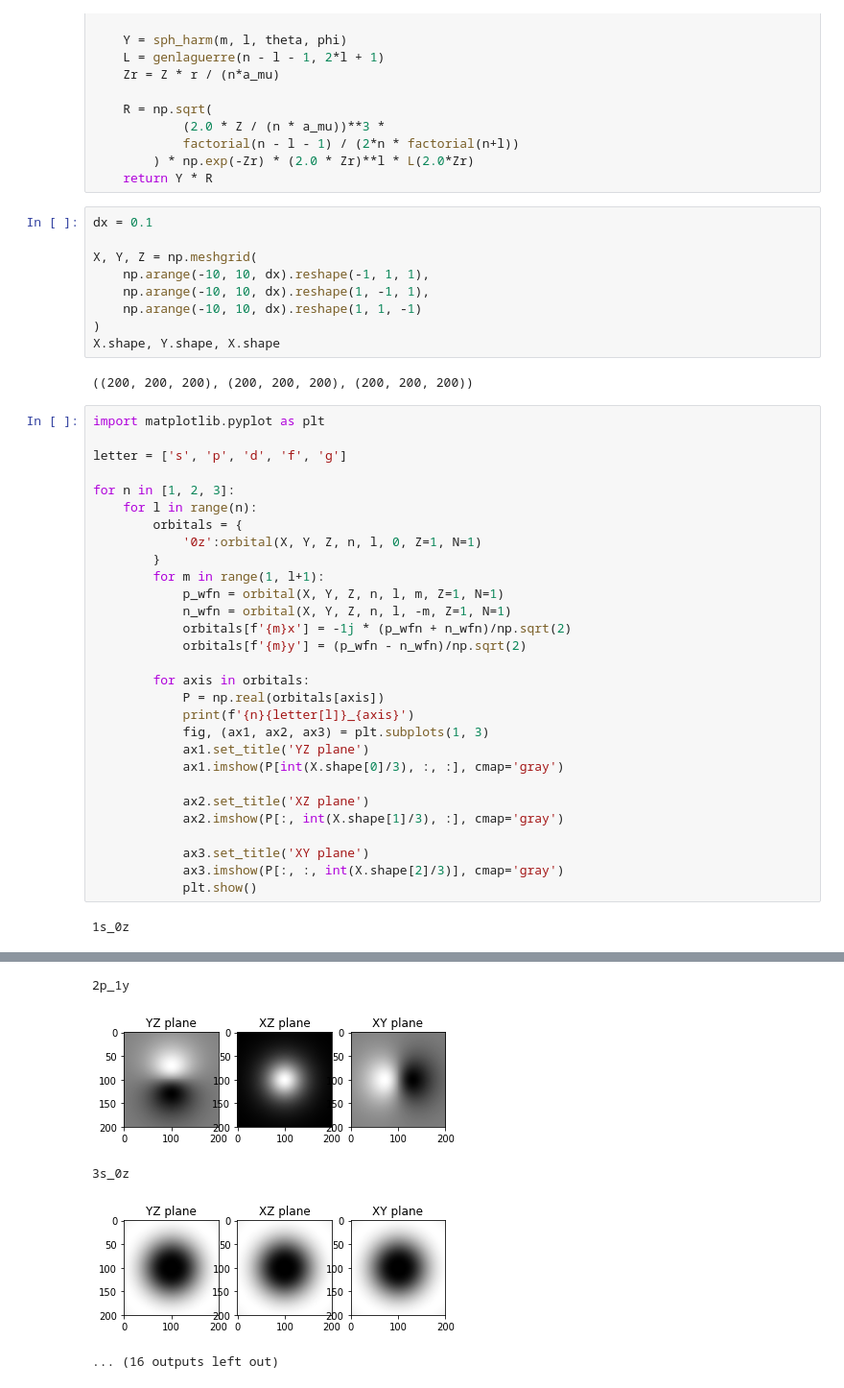
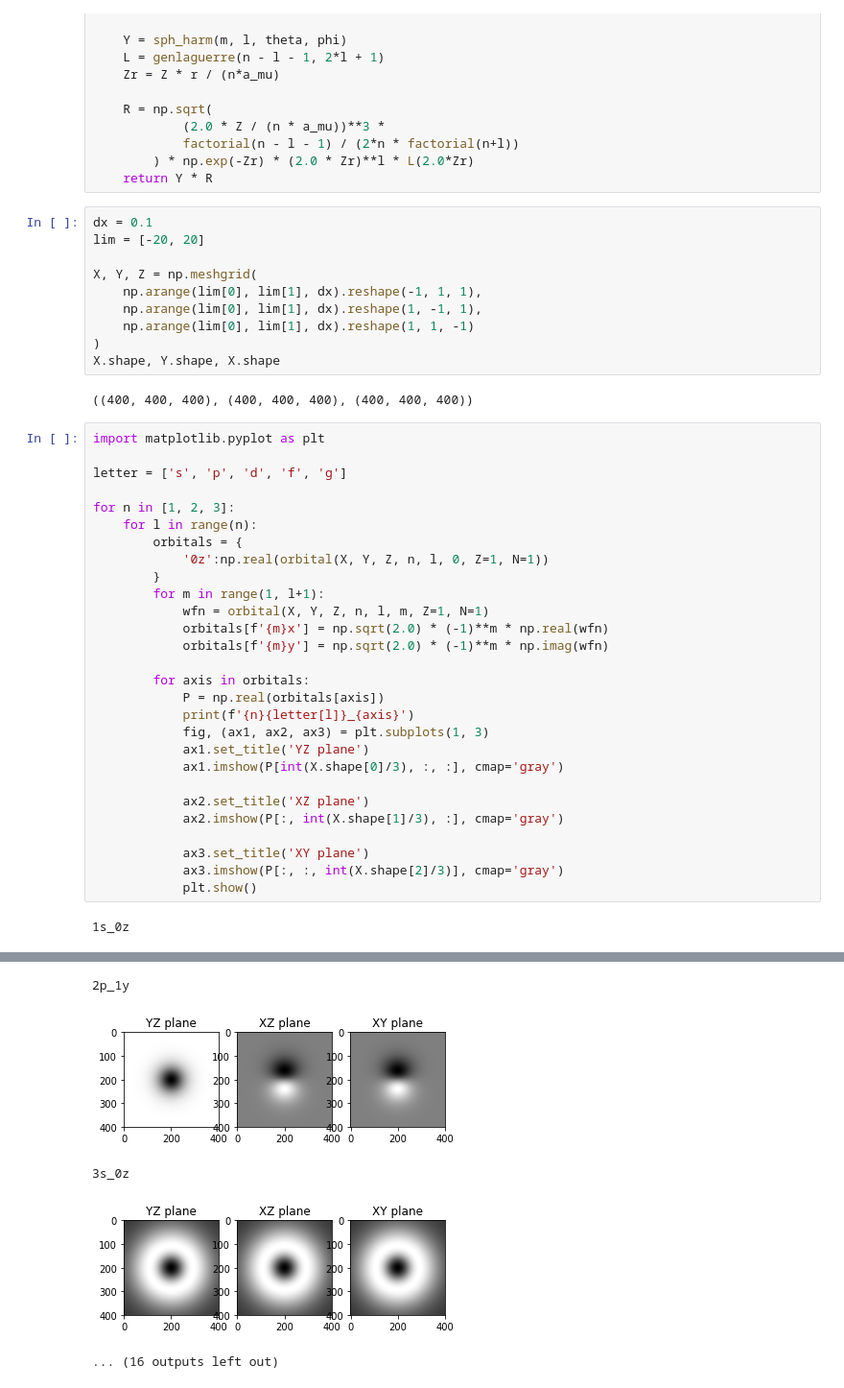
Before and after one commit to aidan-plenert-macdonald/physics, a Jupyter notebook: Chemistry/orbitals.ipynb, the cells around one changed output, grey strips where cells are left out. Shown: that part at 96% size. Saved outputs shown, nothing was run; the diff lists cells and outputs as text.

```diff
--- a/Chemistry/orbitals.ipynb
+++ b/Chemistry/orbitals.ipynb
@@ -50,15 +50,16 @@ def orbital(x, y, z, n, l, m, Z, N, constants=natural_constants, exact=False):
     return Y * R
 # %%
 dx = 0.1
+lim = [-20, 20]
 
 X, Y, Z = np.meshgrid(
-    np.arange(-10, 10, dx).reshape(-1, 1, 1),
-    np.arange(-10, 10, dx).reshape(1, -1, 1),
-    np.arange(-10, 10, dx).reshape(1, 1, -1)
+    np.arange(lim[0], lim[1], dx).reshape(-1, 1, 1),
+    np.arange(lim[0], lim[1], dx).reshape(1, -1, 1),
+    np.arange(lim[0], lim[1], dx).reshape(1, 1, -1)
 )
 X.shape, Y.shape, X.shape
 # %% [output]
-((200, 200, 200), (200, 200, 200), (200, 200, 200))
+((400, 400, 400), (400, 400, 400), (400, 400, 400))
 # %%
 import matplotlib.pyplot as plt
 
@@ -67,13 +68,12 @@ letter = ['s', 'p', 'd', 'f', 'g']
 for n in [1, 2, 3]:
     for l in range(n):
         orbitals = {
-            '0z':orbital(X, Y, Z, n, l, 0, Z=1, N=1)
+            '0z':np.real(orbital(X, Y, Z, n, l, 0, Z=1, N=1))
         }
         for m in range(1, l+1):
-            p_wfn = orbital(X, Y, Z, n, l, m, Z=1, N=1)
-            n_wfn = orbital(X, Y, Z, n, l, -m, Z=1, N=1)
-            orbitals[f'{m}x'] = -1j * (p_wfn + n_wfn)/np.sqrt(2)
-            orbitals[f'{m}y'] = (p_wfn - n_wfn)/np.sqrt(2)
+            wfn = orbital(X, Y, Z, n, l, m, Z=1, N=1)
+            orbitals[f'{m}x'] = np.sqrt(2.0) * (-1)**m * np.real(wfn)
+            orbitals[f'{m}y'] = np.sqrt(2.0) * (-1)**m * np.imag(wfn)
 
         for axis in orbitals:
             P = np.real(orbitals[axis])
@@ -100,5 +100,5 @@ for n in [1, 2, 3]:
 2p_1y
-[figure, old version]
+[figure, new version]
 3s_0z
-[figure, old version]
+[figure, new version]
 ... (16 outputs left out)
```
Also changed, not shown: parts of 1 cell of this notebook, 5 other files.
